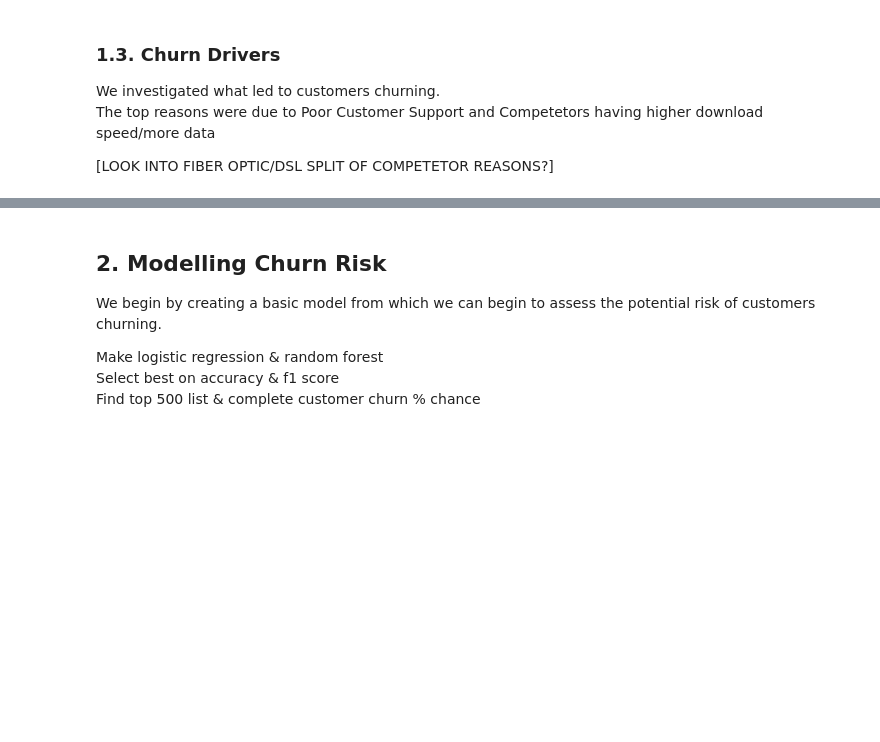
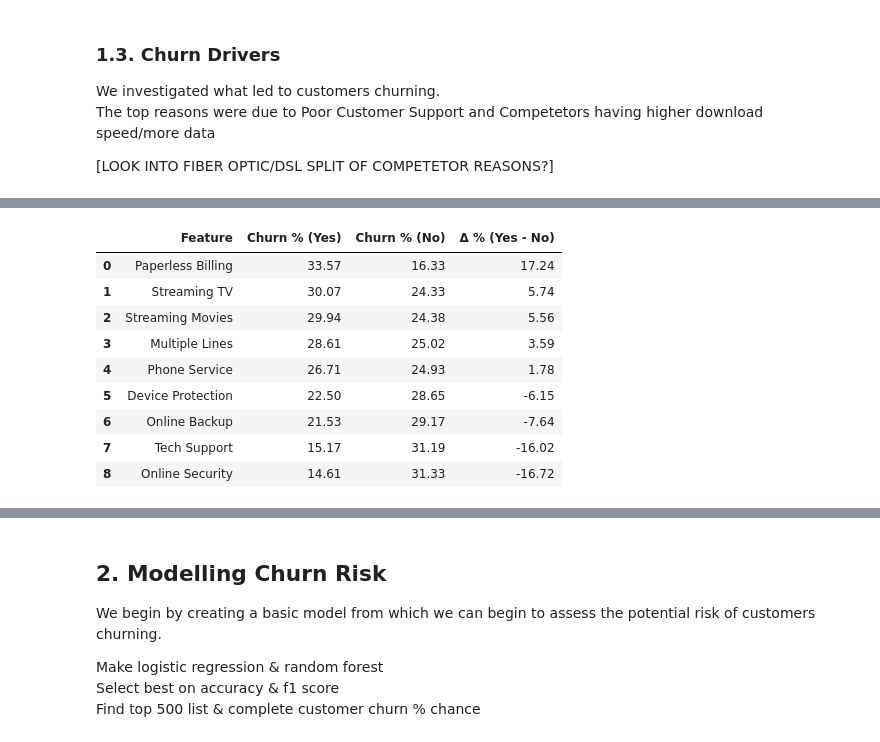
Before and after one commit to kirilvino/Swan-Project-Team-7, a Jupyter notebook: SwanMaster.ipynb, the cells around one changed output, grey strips where cells are left out. Saved outputs shown, nothing was run; the diff lists cells and outputs as text; code cells hidden in the pictures; blank space fills up the shorter version.

```diff
--- a/SwanMaster.ipynb
+++ b/SwanMaster.ipynb
@@ -288,0 +312,59 @@ plt.show()
+# %%
+def churn_rate_summary_fixed(df, features, churn_col='churn_flag'):
+    """
+    Creates a table with churn % for 'Yes' and 'No' values and Δ%.
+    Handles columns with 'No internet service' or 'No phone service'.
+    """
+    results = []
+
+    df_local = df.copy()
+
+    # Normalize "No internet service"/"No phone service" → "No"
+    df_local = df_local.replace({
+        'No internet service': 'No',
+        'No phone service': 'No'
+    })
+
+    for col in features:
+        if col not in df_local.columns:
+            continue
+
+        churn_table = (
+            df_local.groupby(col)[churn_col]
+            .apply(lambda x: (x == 'Yes').mean() * 100 if df[churn_col].dtype == 'object' else x.mean() * 100)
+        )
+
+        yes_rate = churn_table.get('Yes', np.nan)
+        no_rate  = churn_table.get('No', np.nan)
+        delta    = yes_rate - no_rate if (not np.isnan(yes_rate) and not np.isnan(no_rate)) else np.nan
+
+        results.append({
+            'Feature': col,
+            'Churn % (Yes)': round(yes_rate, 2) if not np.isnan(yes_rate) else None,
+            'Churn % (No)': round(no_rate, 2) if not np.isnan(no_rate) else None,
+            'Δ % (Yes - No)': round(delta, 2) if not np.isnan(delta) else None
+        })
+
+    return pd.DataFrame(results).sort_values(by='Δ % (Yes - No)', ascending=False).reset_index(drop=True)
+
+
+# Include both demographics & service features
+features = [
+    'Paperless Billing', 'Phone Service', 'Multiple Lines',
+    'Online Security', 'Online Backup', 'Device Protection',
+    'Tech Support', 'Streaming TV', 'Streaming Movies'
+]
+
+summary_table = churn_rate_summary_fixed(df, features)
+summary_table
+# %% [output]
+|  | Feature | Churn % (Yes) | Churn % (No) | Δ % (Yes - No) |
+| 0 | Paperless Billing | 33.57 | 16.33 | 17.24 |
+| 1 | Streaming TV | 30.07 | 24.33 | 5.74 |
+| 2 | Streaming Movies | 29.94 | 24.38 | 5.56 |
+| 3 | Multiple Lines | 28.61 | 25.02 | 3.59 |
+| 4 | Phone Service | 26.71 | 24.93 | 1.78 |
+| 5 | Device Protection | 22.50 | 28.65 | -6.15 |
+| 6 | Online Backup | 21.53 | 29.17 | -7.64 |
+| 7 | Tech Support | 15.17 | 31.19 | -16.02 |
+| 8 | Online Security | 14.61 | 31.33 | -16.72 |
```
Also changed, not shown: parts of 11 cells of this notebook, 1 other file.
